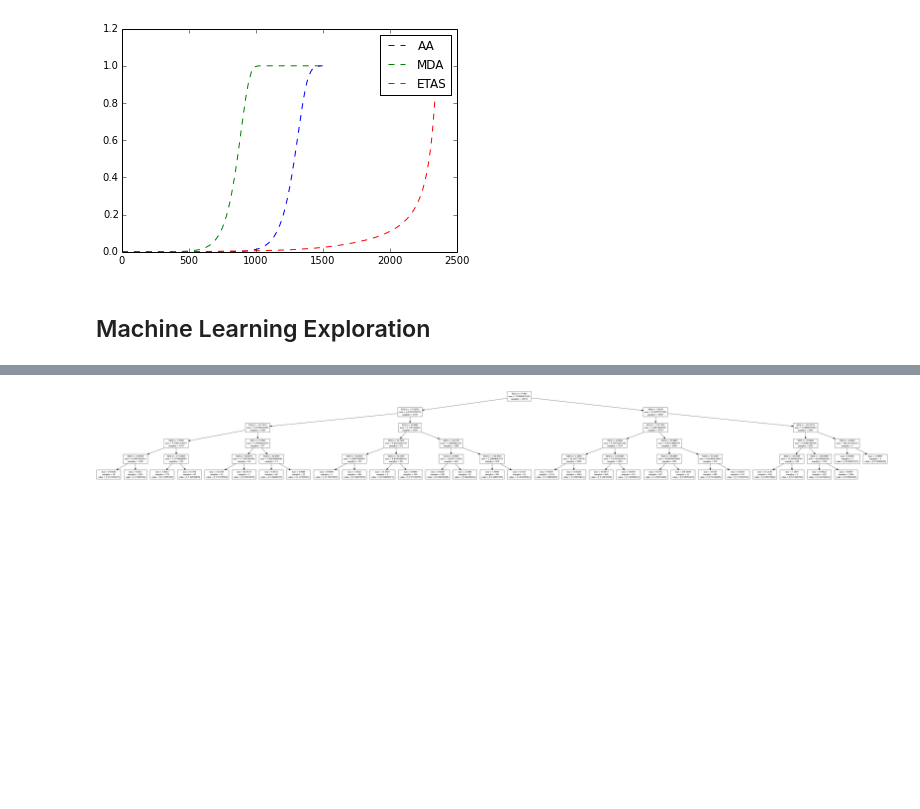
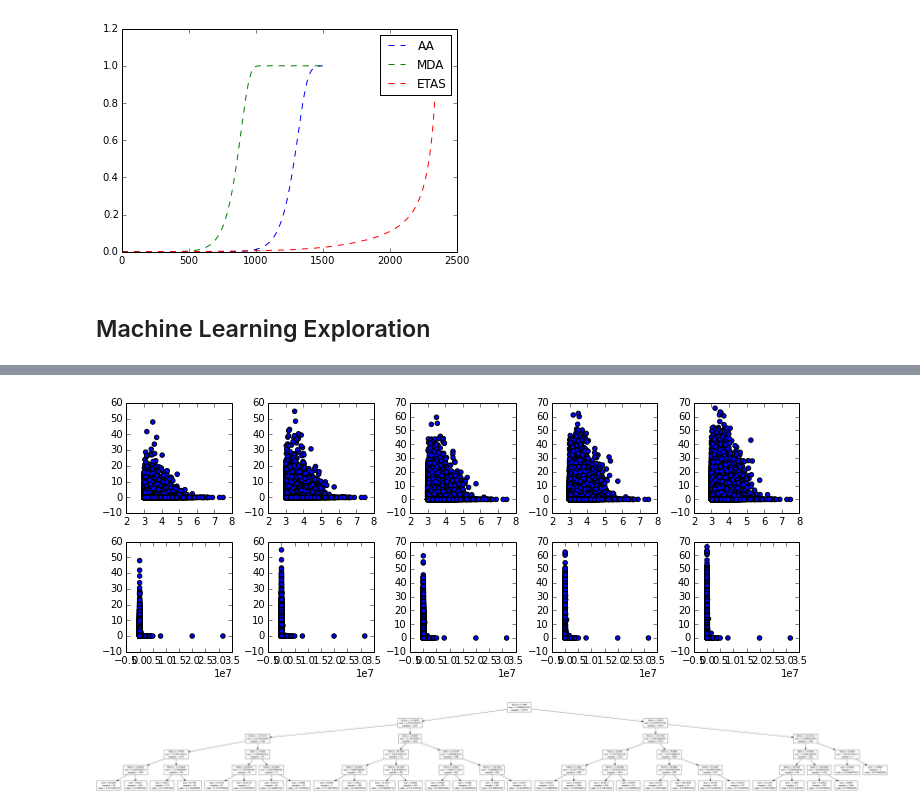
Before and after one commit to AlvinYuan/analyzers, a Jupyter notebook: notebooks/CS294.ipynb, the cells around one changed output, grey strips where cells are left out. Cells and saved outputs as stored; diff of their text form; code cells hidden in the pictures; blank space fills up the shorter version.

Commit message:
visualization exploration.

```diff
--- a/notebooks/CS294.ipynb
+++ b/notebooks/CS294.ipynb
@@ -1267,3 +1267,29 @@ Wall time: 29.2 s
+# %%
+"""
+Visual Exploration
+Some visualizations to see if there's some reasonable patterns that we can uncover and take advantage of.
+This is probably worth doing for any features/goals that we try using.
+"""
+end_cutoffs = [1 + i for i in range(5)]
+training_event_times = np.matrix(training["datetime"].values).getT()
+goals = [offset_till_nth_next(training_event_times, end_cutoff) for end_cutoff in end_cutoffs]
+features = [np.matrix(training[["MAG"]].values),np.power(10, np.matrix(training[["MAG"]].values))]
+fig, axes = pylab.subplots(nrows=len(features), ncols=len(goals))
+fig.set_size_inches(10, 4)
+fig.tight_layout()
+
+plot_number = 1
+for f in features:
+    end_cutoffs_index = 0
+    for g in goals:
+        gs = np.squeeze(np.asarray(g))
+        fs = np.squeeze(np.asarray(f))[:-end_cutoffs[end_cutoffs_index]]
+        pylab.subplot(len(features), len(goals), plot_number)
+        pylab.scatter(fs, gs)
+        plot_number += 1
+        end_cutoffs_index += 1
+# %% [output]
+[figure, added]
 # %%
 """
 Old Simple Regression Tree Stuff
```
Also changed, not shown: parts of 15 cells of this notebook.
